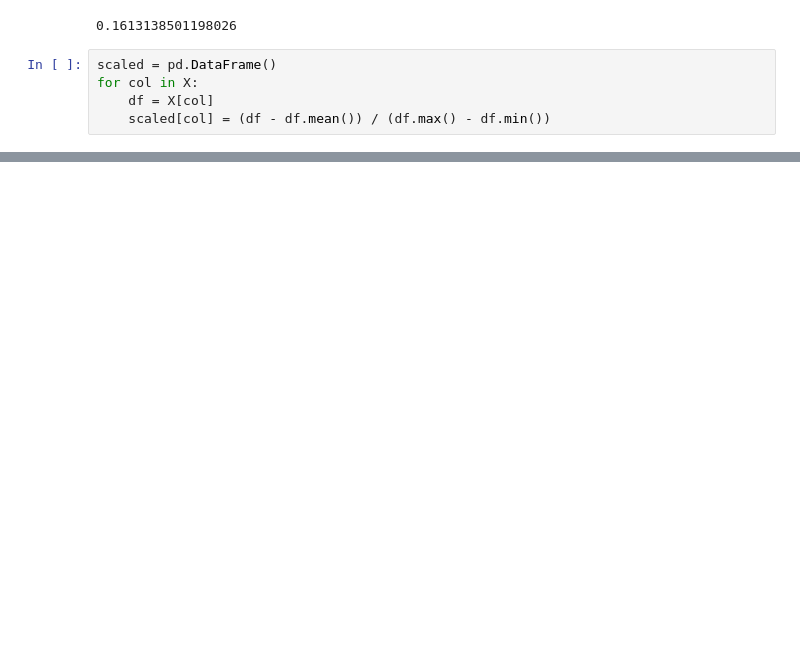
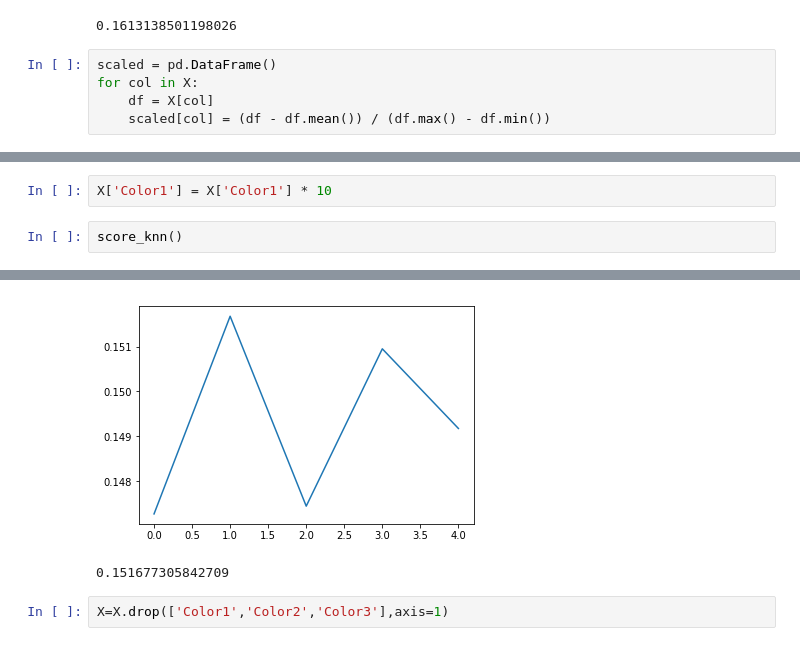
Before and after one commit to SolbiatiAlessandro/kaggle-pets, a Jupyter notebook: models/KNN/kNN.ipynb, the cells around one changed output, grey strips where cells are left out. Cells and saved outputs as stored; diff of their text form; blank space fills up the shorter version.

```diff
--- a/models/KNN/kNN.ipynb
+++ b/models/KNN/kNN.ipynb
@@ -253,0 +229,5 @@ Tue Mar 12 16:22:25 2019 [dogs.__init__] initialized succesfully
+# %%
+X['Color1'] = X['Color1'] * 10
+# %%
+score_knn()
+# %% [output]
@@ -253,0 +239,4 @@ Tue Mar 12 16:22:25 2019 [dogs.__init__] initialized succesfully
+[figure, added]
+0.151677305842709
+# %%
+X=X.drop(['Color1','Color2','Color3'],axis=1)
```
Also changed, not shown: parts of 166 cells of this notebook, 3 other files.
